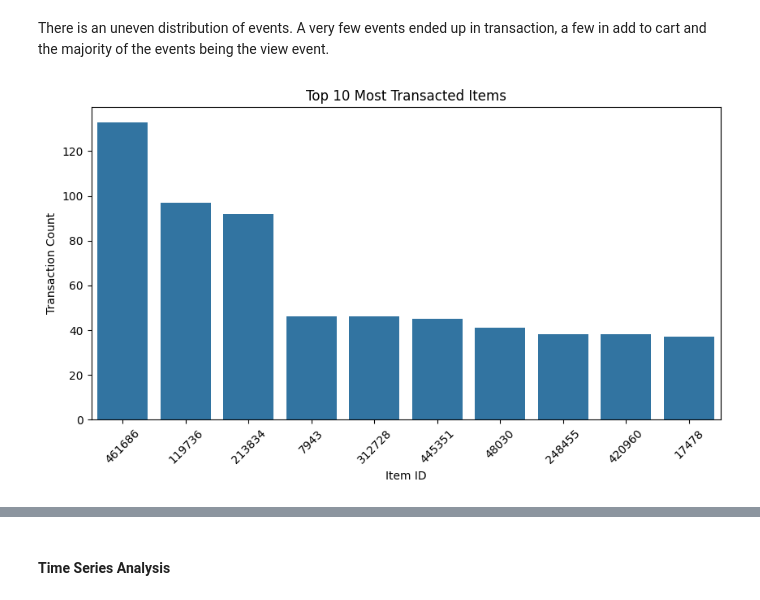
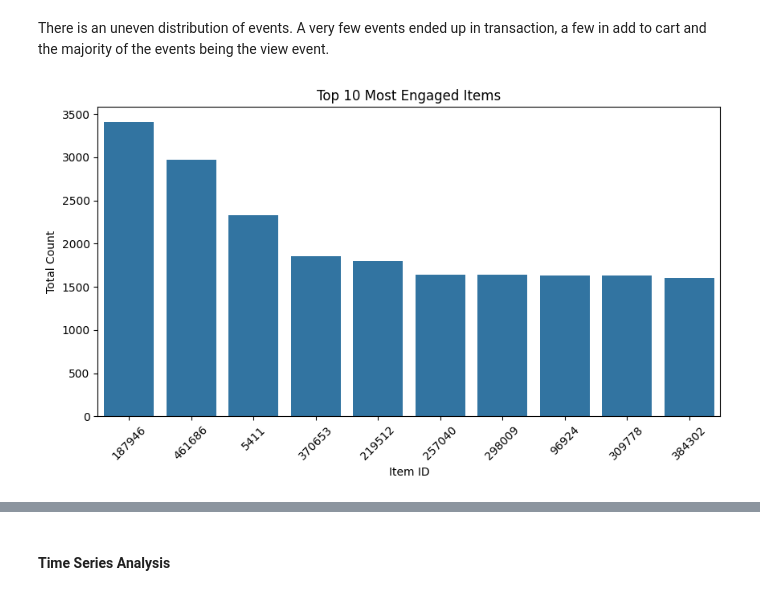
Before and after one commit to adubrightkwartengsnr/Recommendation-System-For-E-commerce, a Jupyter notebook: notebooks/recommendation_system.ipynb, the cells around one changed output, grey strips where cells are left out. Drawn from its saved outputs; the diff is of its cells as text; code cells hidden in the pictures.

```diff
--- a/notebooks/recommendation_system.ipynb
+++ b/notebooks/recommendation_system.ipynb
@@ -566,0 +668,4 @@ visitorid has [ 693516  829044  652699 ... 1207677  255126  622226]
+# %%
+# Create a dictionary map for the categoryid, description columns
+cat_description_dict = final_df.groupby("categoryid")["description"].agg(lambda x: x.mode()[0] if not x.mode().empty else np.nan).to_dict()
+cat_description_dict
@@ -567,5 +690,8 @@ visitorid has [ 693516  829044  652699 ... 1207677  255126  622226]
+# %%
+# Fill missing values in the description columns using the cat_description_dict
+final_df["description"].fillna(final_df["categoryid"].map(cat_description_dict), inplace=True)
 # %%
 # drop the transactionid column
-columns_to_drop = ["transactionid","available","categoryid","description","parentid"]
+columns_to_drop = ["transactionid","available"]
 final_df.drop(columns=columns_to_drop, axis=1, inplace=True)
 # %%
@@ -580,0 +732,3 @@ dtype: float64
+# %%
+# Drop rows with Null Values
+final_df.dropna(inplace=True)
@@ -600,17 +774,16 @@ plt.show()
 # %% [markdown]
 There is an uneven distribution of events. A very few events ended up in transaction, a few in add to cart and the majority of the events being the view event.
 # %%
-# Get the top 10 items
-transacted_items = final_df[final_df["event"] == "transaction"]
-top_items = transacted_items["itemid"].value_counts().nlargest(10)
+# Get the top 10 most engaged items
+top_items = final_df["itemid"].value_counts().nlargest(10)
 top_items = top_items.sort_values(ascending=False)  # order ids in descending order
 
 plt.figure(figsize=(10, 5))
 sns.barplot(x=top_items.index.astype(str), y=top_items.values)  # Convert IDs to string
-plt.title("Top 10 Most Transacted Items")
+plt.title("Top 10 Most Engaged Items")
 plt.xlabel("Item ID")
-plt.ylabel("Transaction Count")
+plt.ylabel("Total Count")
 plt.xticks(rotation=45)
 plt.show()
 # %% [output]
-[figure, old version]
+[figure, new version]
```
Also changed, not shown: parts of 108 cells of this notebook, 1 other file.
